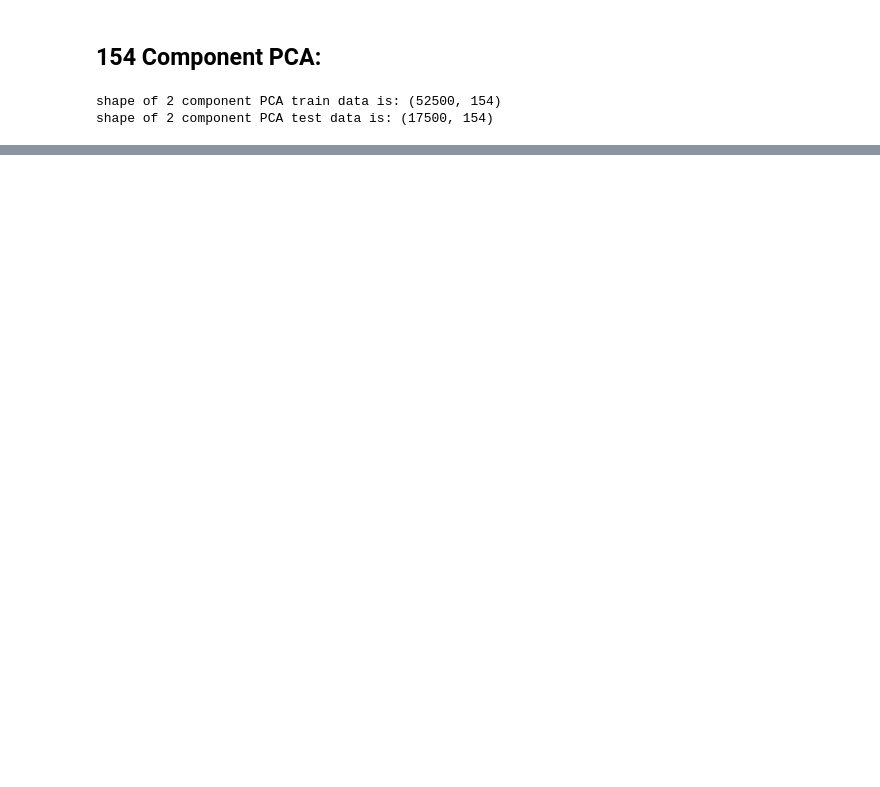
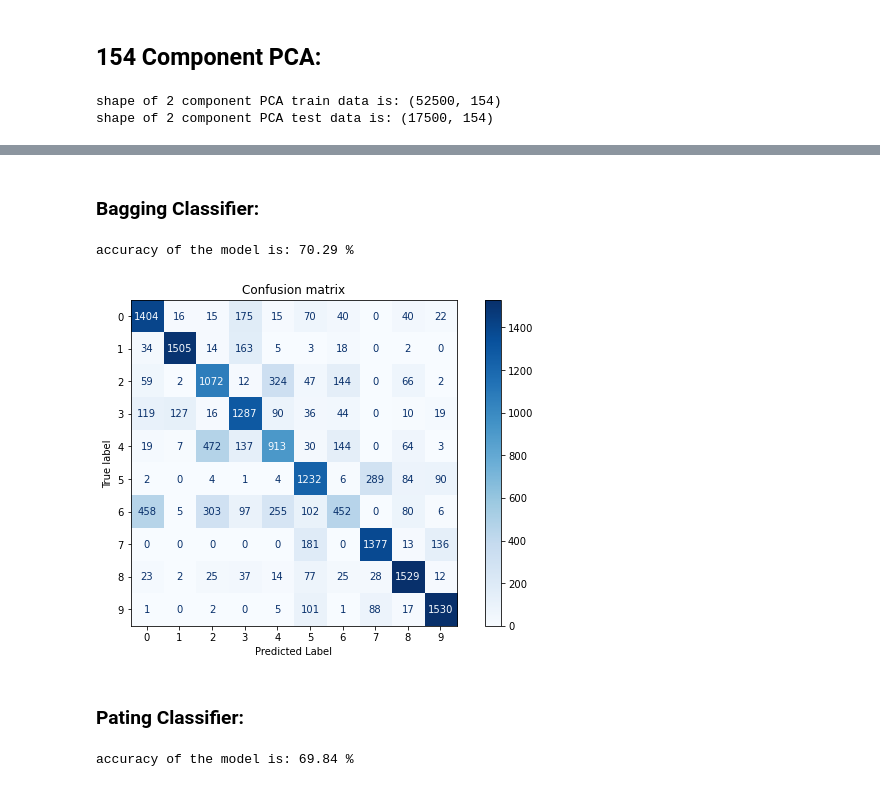
Before and after one commit to kggold4/final-project-data-visualization, a Jupyter notebook: task_2.1.ipynb, the cells around one changed output, grey strips where cells are left out. Saved outputs shown, nothing was run; the diff lists cells and outputs as text; code cells hidden in the pictures; blank space fills up the shorter version.

```diff
--- a/task_2.1.ipynb
+++ b/task_2.1.ipynb
@@ -303,0 +342,6 @@ print('Test score: {:.3f}'.format(gb.score(X_transformed_test, y_test)))
+# %%
+pca_components = PCA(n_components=50)
+X_transformed_train = pca_components.fit(X_train).transform(X_train)
+X_transformed_test = pca_components.fit(X_test).transform(X_test)
+print("shape of 2 component PCA train data is:", X_transformed_train.shape)
+print("shape of 2 component PCA test data is:", X_transformed_test.shape)
@@ -303,0 +364,27 @@ print('Test score: {:.3f}'.format(gb.score(X_transformed_test, y_test)))
+# %% [markdown]
+### Bagging Classifier:
+# %%
+bagging_clf = BaggingClassifier(
+    DecisionTreeClassifier(), n_estimators=500,
+    max_samples=100, bootstrap=True, n_jobs=-1)
+
+# print accuracy
+print_accuracy(bagging_clf, X_transformed_train, X_transformed_test, y_train, y_test)
+# %% [output]
+accuracy of the model is: 70.29 %
+# %%
+# plot the confusion matrix using the my_plot_confusion_matrix function
+my_plot_confusion_matrix(bagging_clf, X_transformed_test, y_test)
+# %% [output]
+[figure, added]
+# %% [markdown]
+### Pating Classifier:
+# %%
+pasting_clf = BaggingClassifier(
+    DecisionTreeClassifier(), n_estimators=500,
+    max_samples=100, bootstrap=False, n_jobs=-1)
+
+# print accuracy
+print_accuracy(pasting_clf, X_transformed_train, X_transformed_test, y_train, y_test)
+# %% [output]
+accuracy of the model is: 69.84 %
```
Also changed, not shown: parts of 83 cells of this notebook.
